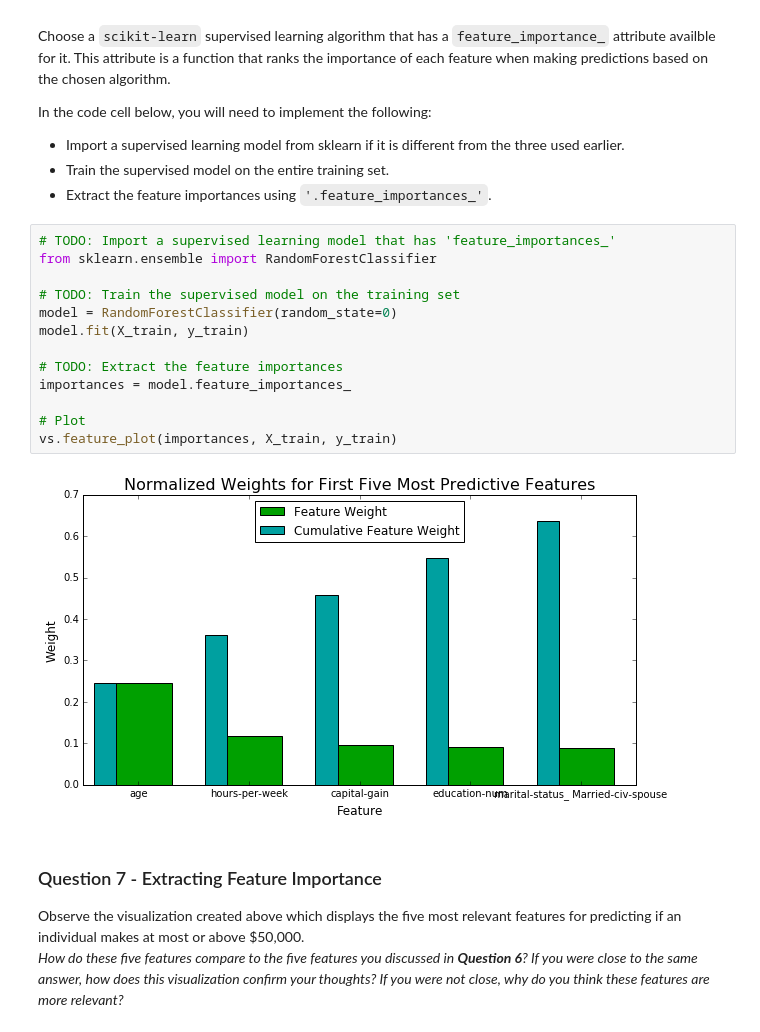
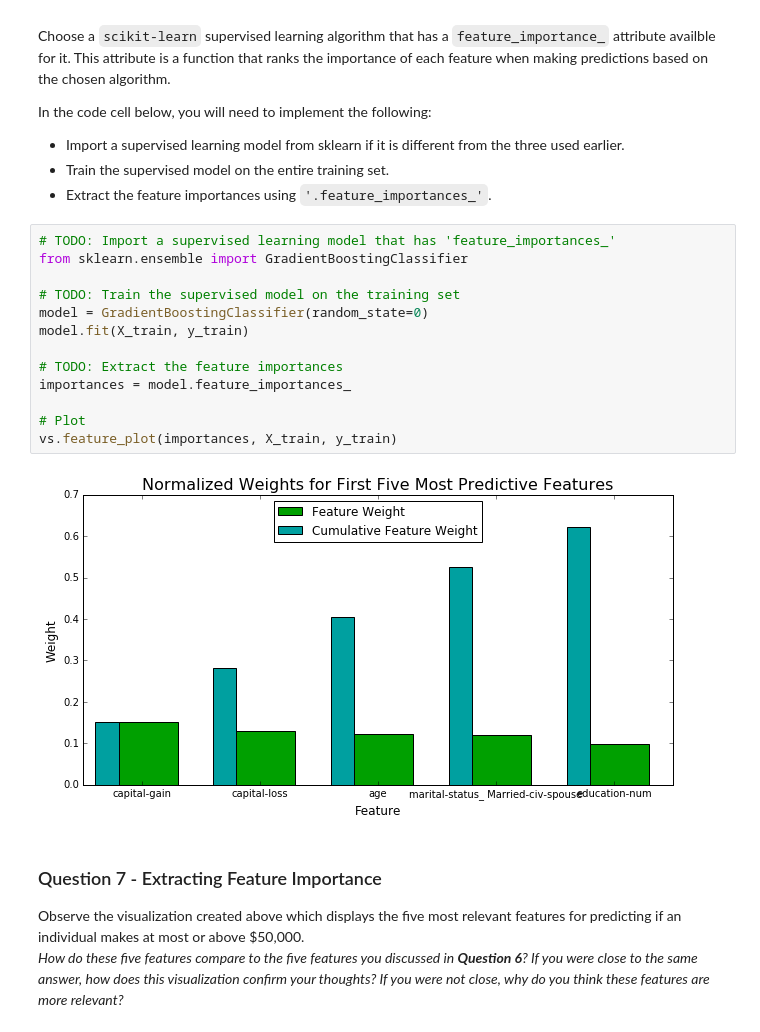
Before and after one commit to emanelsayed111/machine-learning-nanodegree, a Jupyter notebook: finding_donors/finding_donors.ipynb, the cells around one changed output. Cells and saved outputs as stored; diff of their text form.

```diff
--- a/finding_donors/finding_donors.ipynb
+++ b/finding_donors/finding_donors.ipynb
@@ -486,19 +481,19 @@ In the code cell below, you will need to implement the following:
  - Extract the feature importances using `'.feature_importances_'`.
 # %%
 # TODO: Import a supervised learning model that has 'feature_importances_'
-from sklearn.ensemble import RandomForestClassifier
+from sklearn.ensemble import GradientBoostingClassifier
 
 # TODO: Train the supervised model on the training set
-model = RandomForestClassifier(random_state=0)
+model = GradientBoostingClassifier(random_state=0)
 model.fit(X_train, y_train)
 
 # TODO: Extract the feature importances
 importances = model.feature_importances_
 
 # Plot
 vs.feature_plot(importances, X_train, y_train)
 # %% [output]
-[figure, old version]
+[figure, new version]
 # %% [markdown]
 ### Question 7 - Extracting Feature Importance
 
```
Also changed, not shown: parts of 9 cells of this notebook.
